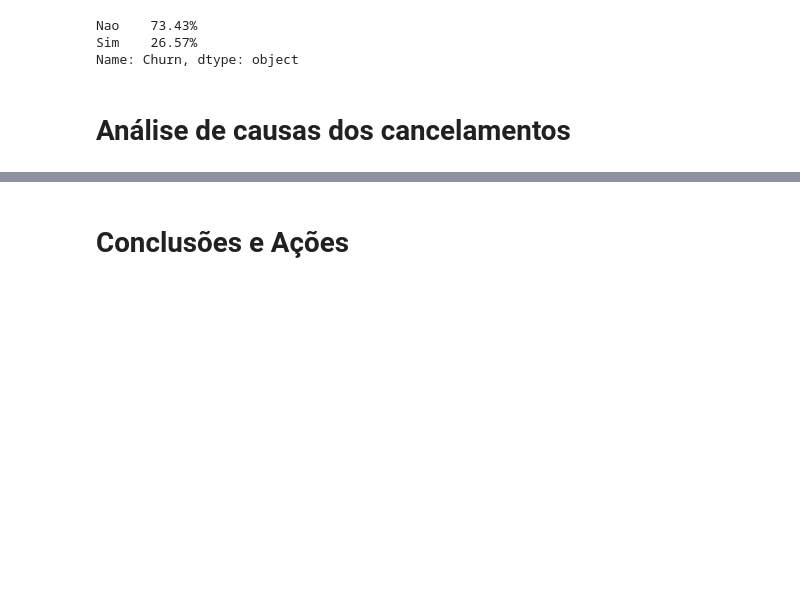
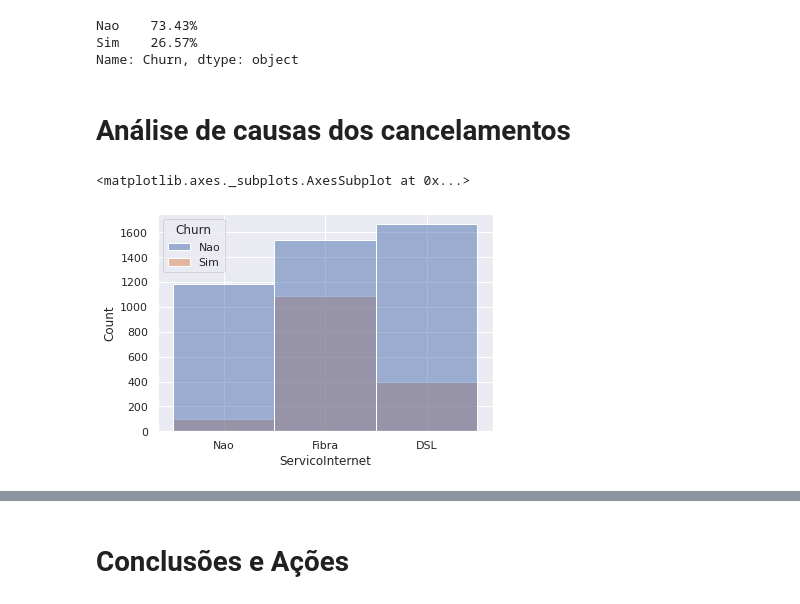
Before and after one commit to hhigorb/usuarios_telecom, a Jupyter notebook: analise_telecom.ipynb, the cells around one changed output, grey strips where cells are left out. Cells and saved outputs as stored; diff of their text form; code cells hidden in the pictures; blank space fills up the shorter version.

```diff
--- a/analise_telecom.ipynb
+++ b/analise_telecom.ipynb
@@ -121,6 +122,12 @@ Sim    26.57%
 Name: Churn, dtype: object
 # %% [markdown]
 # Análise de causas dos cancelamentos
+# %%
+sns.set_theme(style='darkgrid')
+sns.histplot(data=tabela_clientes, x='ServicoInternet', hue='Churn')
+# %% [output]
+<matplotlib.axes._subplots.AxesSubplot at 0x...>
+[figure, added]
 # %%
 grafico = px.histogram(tabela_clientes, x='ServicoInternet', color='Churn', width=500, height=400,
                        labels={
```
Also changed, not shown: parts of 2 cells of this notebook.
